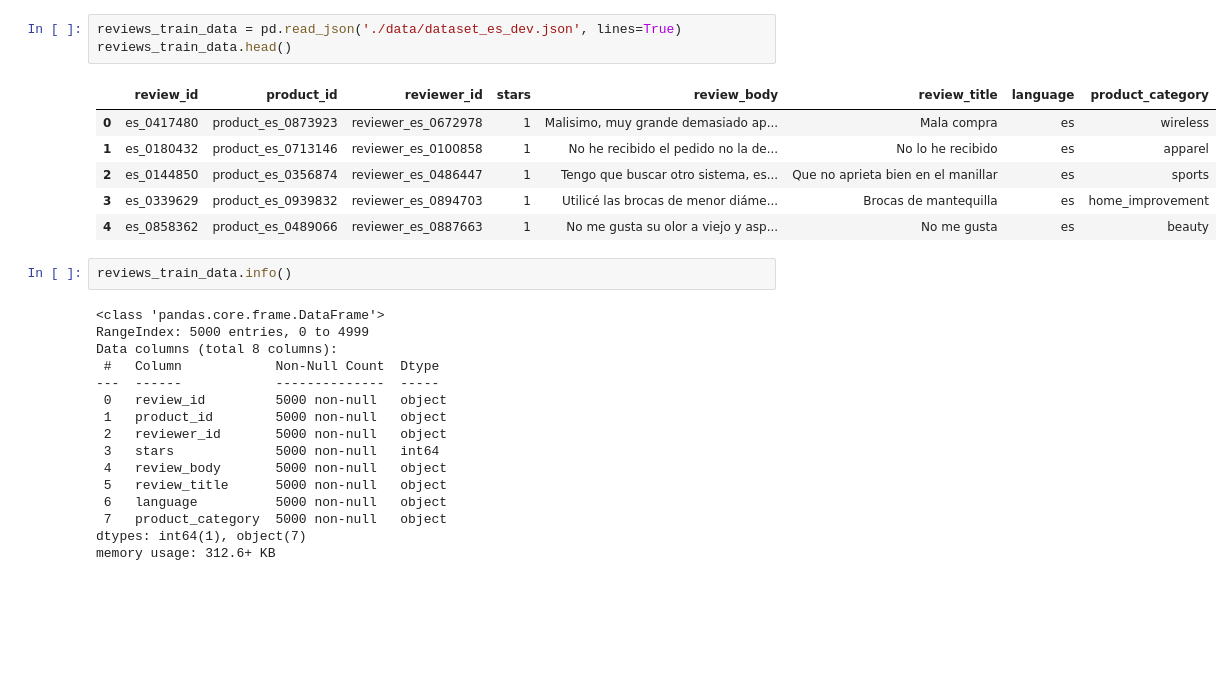
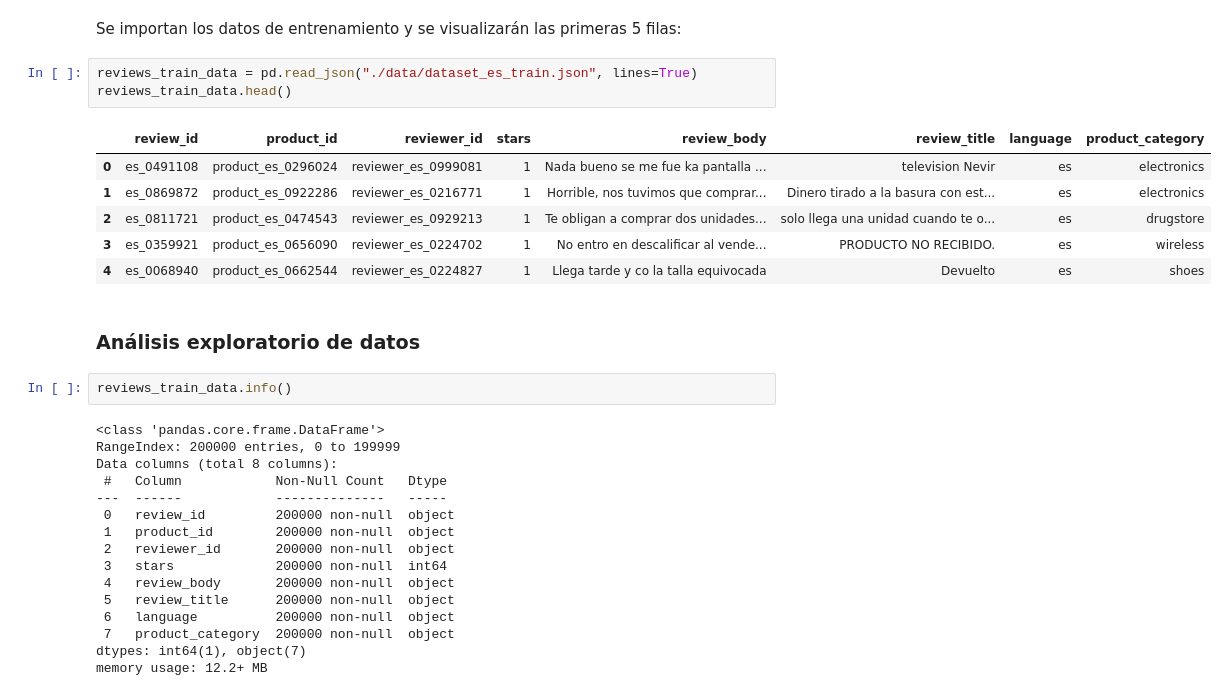
Before and after one commit to ricardoleoncorreia/amazon-review-score-predictor, a Jupyter notebook: DS_Proyecto_03_NLP.ipynb, the cells around one changed output. Drawn from its saved outputs; the diff is of its cells as text; blank space fills up the shorter version.

```diff
--- a/DS_Proyecto_03_NLP.ipynb
+++ b/DS_Proyecto_03_NLP.ipynb
@@ -36,28 +59,32 @@ lemmatize_data = False
+# %% [markdown]
+Se importan los datos de entrenamiento y se visualizarán las primeras 5 filas:
 # %%
-reviews_train_data = pd.read_json('./data/dataset_es_dev.json', lines=True)
+reviews_train_data = pd.read_json("./data/dataset_es_train.json", lines=True)
 reviews_train_data.head()
 # %% [output]
 |  | review_id | product_id | reviewer_id | stars | review_body | review_title | language | product_category |
-| 0 | es_0417480 | product_es_0873923 | reviewer_es_0672978 | 1 | Malisimo, muy grande demasiado ap... | Mala compra | es | wireless |
-| 1 | es_0180432 | product_es_0713146 | reviewer_es_0100858 | 1 | No he recibido el pedido no la de... | No lo he recibido | es | apparel |
-| 2 | es_0144850 | product_es_0356874 | reviewer_es_0486447 | 1 | Tengo que buscar otro sistema, es... | Que no aprieta bien en el manillar | es | sports |
-| 3 | es_0339629 | product_es_0939832 | reviewer_es_0894703 | 1 | Utilicé las brocas de menor diáme... | Brocas de mantequilla | es | home_improvement |
-| 4 | es_0858362 | product_es_0489066 | reviewer_es_0887663 | 1 | No me gusta su olor a viejo y asp... | No me gusta | es | beauty |
+| 0 | es_0491108 | product_es_0296024 | reviewer_es_0999081 | 1 | Nada bueno se me fue ka pantalla ... | television Nevir | es | electronics |
+| 1 | es_0869872 | product_es_0922286 | reviewer_es_0216771 | 1 | Horrible, nos tuvimos que comprar... | Dinero tirado a la basura con est... | es | electronics |
+| 2 | es_0811721 | product_es_0474543 | reviewer_es_0929213 | 1 | Te obligan a comprar dos unidades... | solo llega una unidad cuando te o... | es | drugstore |
+| 3 | es_0359921 | product_es_0656090 | reviewer_es_0224702 | 1 | No entro en descalificar al vende... | PRODUCTO NO RECIBIDO. | es | wireless |
+| 4 | es_0068940 | product_es_0662544 | reviewer_es_0224827 | 1 | Llega tarde y co la talla equivocada | Devuelto | es | shoes |
+# %% [markdown]
+### Análisis exploratorio de datos
 # %%
 reviews_train_data.info()
 # %% [output]
 <class 'pandas.core.frame.DataFrame'>
-RangeIndex: 5000 entries, 0 to 4999
+RangeIndex: 200000 entries, 0 to 199999
 Data columns (total 8 columns):
- #   Column            Non-Null Count  Dtype
----  ------            --------------  -----
- 0   review_id         5000 non-null   object
- 1   product_id        5000 non-null   object
- 2   reviewer_id       5000 non-null   object
- 3   stars             5000 non-null   int64
- 4   review_body       5000 non-null   object
- 5   review_title      5000 non-null   object
- 6   language          5000 non-null   object
- 7   product_category  5000 non-null   object
+ #   Column            Non-Null Count   Dtype
+---  ------            --------------   -----
+ 0   review_id         200000 non-null  object
+ 1   product_id        200000 non-null  object
+ 2   reviewer_id       200000 non-null  object
+ 3   stars             200000 non-null  int64
+ 4   review_body       200000 non-null  object
+ 5   review_title      200000 non-null  object
+ 6   language          200000 non-null  object
+ 7   product_category  200000 non-null  object
 dtypes: int64(1), object(7)
-memory usage: 312.6+ KB
+memory usage: 12.2+ MB
```
Also changed, not shown: parts of 72 cells of this notebook.
